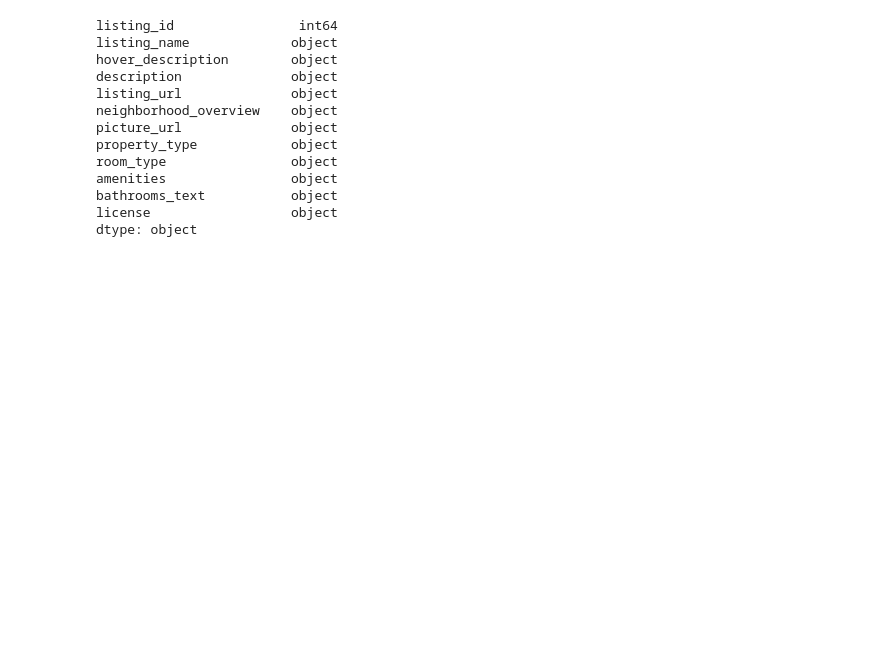
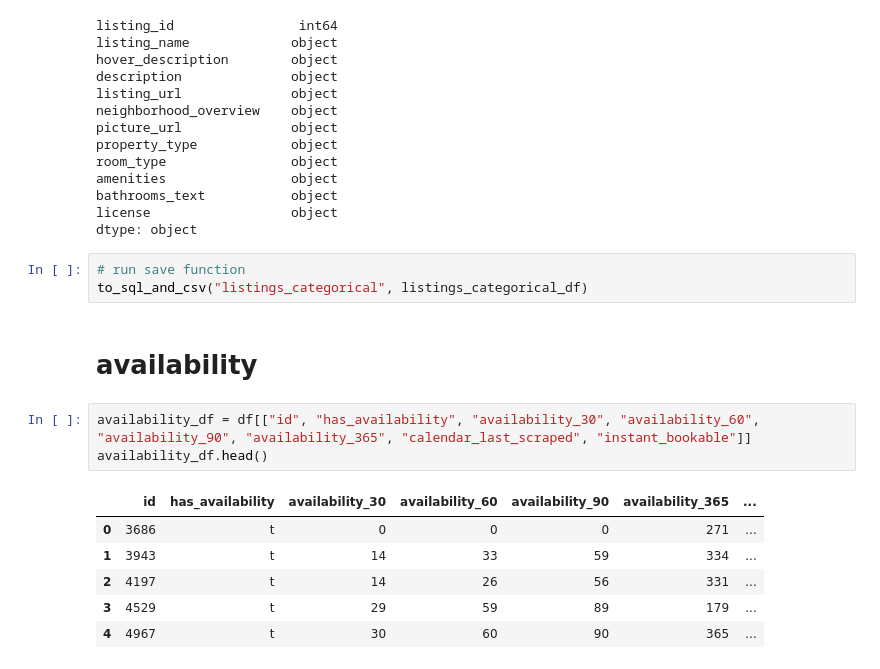
Before and after one commit to johbry17/DC-AirBnB-SQL-Database, a Jupyter notebook: data/v2.0/data_cleaning_v2.0.ipynb, the cells around one changed output. Cells and saved outputs as stored; diff of their text form; blank space fills up the shorter version.

Commit message:
Add availability table to v2.0 db

```diff
--- a/data/v2.0/data_cleaning_v2.0.ipynb
+++ b/data/v2.0/data_cleaning_v2.0.ipynb
@@ -419,3 +399,18 @@ amenities                object
 bathrooms_text           object
 license                  object
 dtype: object
+# %%
+# run save function
+to_sql_and_csv("listings_categorical", listings_categorical_df)
+# %% [markdown]
+# availability
+# %%
+availability_df = df[["id", "has_availability", "availability_30", "availability_60", "availability_90", "availability_365", "calendar_last_scraped", "instant_bookable"]]
+availability_df.head()
+# %% [output]
+|  | id | has_availability | availability_30 | availability_60 | availability_90 | availability_365 | ... |
+| 0 | 3686 | t | 0 | 0 | 0 | 271 | ... |
+| 1 | 3943 | t | 14 | 33 | 59 | 334 | ... |
+| 2 | 4197 | t | 14 | 26 | 56 | 331 | ... |
+| 3 | 4529 | t | 29 | 59 | 89 | 179 | ... |
+| 4 | 4967 | t | 30 | 60 | 90 | 365 | ... |
```
Also changed, not shown: parts of 5 cells of this notebook, 3 other files.
